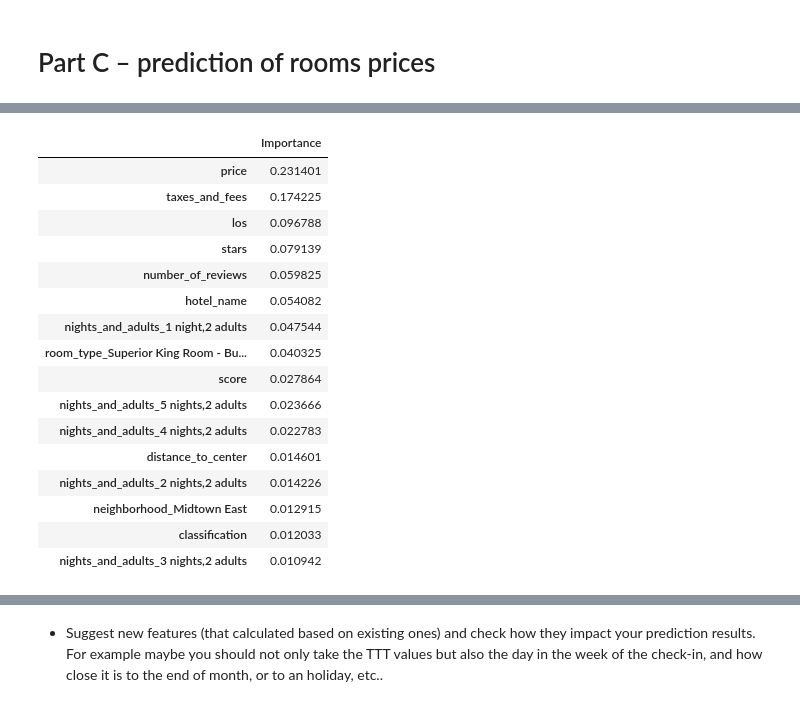
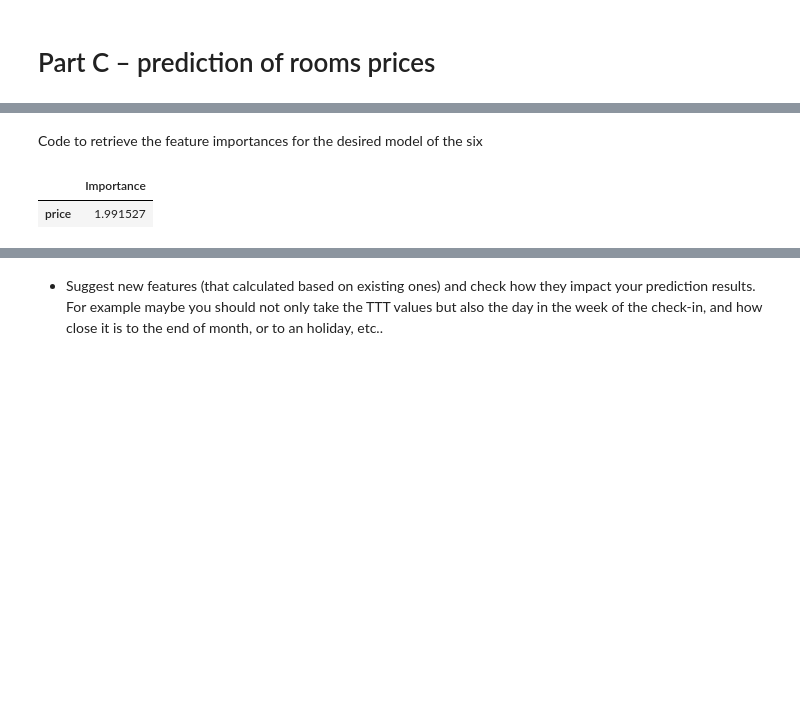
Before and after one commit to estivengrx/Freelancer-2, a Jupyter notebook: booking-expedia-project/main.ipynb, the cells around one changed output, grey strips where cells are left out. Saved outputs shown, nothing was run; the diff lists cells and outputs as text; code cells hidden in the pictures; blank space fills up the shorter version.

Commit message:
feat: Commented the code and refactored until feature importances

```diff
--- a/booking-expedia-project/main.ipynb
+++ b/booking-expedia-project/main.ipynb
@@ -514,3 +593,3 @@ def train_and_evaluate_models(X, y, residual_plots=True, importances=True):
 # %%
-results_df_booking = train_and_evaluate_models(X_booking, y_booking)
-print(results_df_booking)
+# results_df_booking = train_and_evaluate_models(X_booking, y_booking)
+# print(results_df_booking)
@@ -547,30 +599,13 @@ Training AdaBoost...
+# %% [markdown]
+Code to retrieve the feature importances for the desired model of the six
 # %%
-# Get the feature importances for the 'Random Forest' model
-rf_importances_series = results_df_booking.loc[results_df_booking['Model'] == 'Random Forest', 'Feature Importances'].values[0]
-
-# Convert the Series to a DataFrame
-rf_importances_df = rf_importances_series.to_frame()
-# Filter the DataFrame
-
-rf_importances_df.columns = ['Importance']
+# Get the feature importances for the 'Random Forest' model, for example
+rf_importances_series = results_df_booking.loc[results_df_booking['Model'] == 'AdaBoost', 'Feature Importances'].values[0]
+rf_importances_df = rf_importances_series.to_frame() # converting to dataframe
+rf_importances_df.columns = ['Importance'] # filtering
 filtered_rf_importances_df = rf_importances_df[rf_importances_df['Importance'] > 0.01]
 
 filtered_rf_importances_df
 # %% [output]
 |  | Importance |
-| price | 0.231401 |
-| taxes_and_fees | 0.174225 |
-| los | 0.096788 |
-| stars | 0.079139 |
-| number_of_reviews | 0.059825 |
-| hotel_name | 0.054082 |
-| nights_and_adults_1 night,2 adults | 0.047544 |
-| room_type_Superior King Room - Bu... | 0.040325 |
-| score | 0.027864 |
-| nights_and_adults_5 nights,2 adults | 0.023666 |
-| nights_and_adults_4 nights,2 adults | 0.022783 |
-| distance_to_center | 0.014601 |
-| nights_and_adults_2 nights,2 adults | 0.014226 |
-| neighborhood_Midtown East | 0.012915 |
-| classification | 0.012033 |
-| nights_and_adults_3 nights,2 adults | 0.010942 |
+| price | 1.991527 |
```
Also changed, not shown: parts of 22 cells of this notebook.
